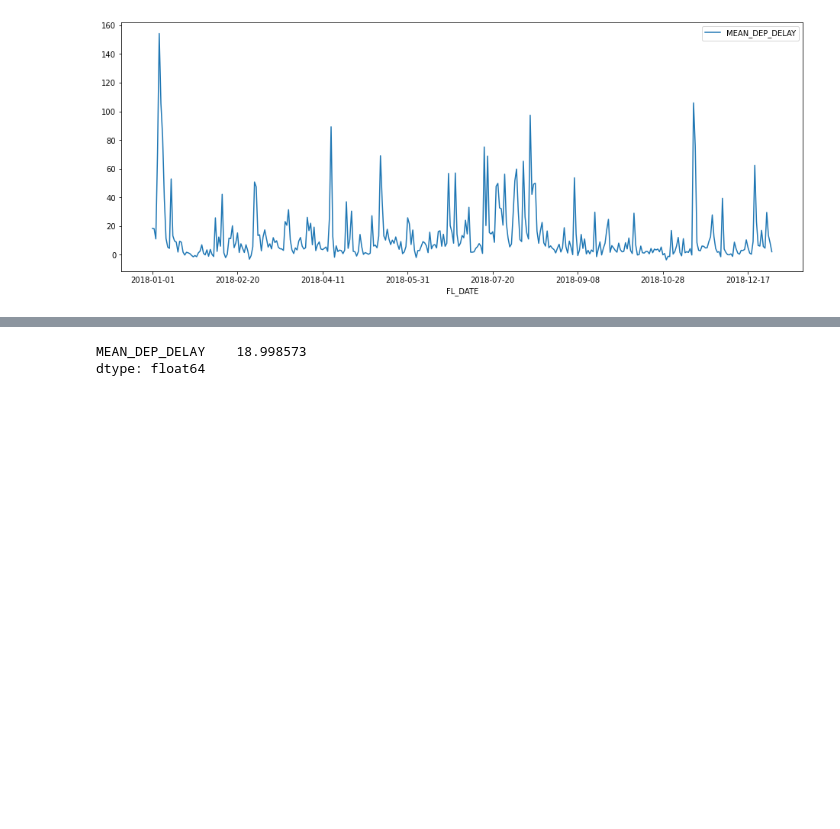
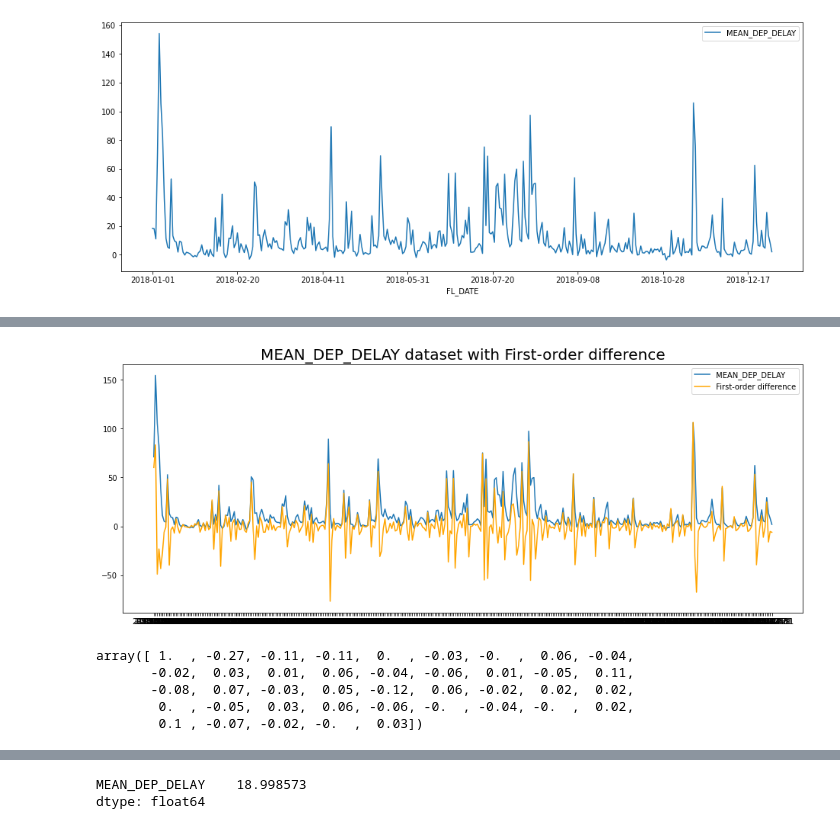
Before and after one commit to jdanussi/airflow-ml, a Jupyter notebook: notebooks/ML_EstadisticaDescriptiva.ipynb, the cells around one changed output, grey strips where cells are left out. Drawn from its saved outputs; the diff is of its cells as text; code cells hidden in the pictures; blank space fills up the shorter version.

```diff
--- a/notebooks/ML_EstadisticaDescriptiva.ipynb
+++ b/notebooks/ML_EstadisticaDescriptiva.ipynb
@@ -287,3 +176,9 @@ data.plot(x='FL_DATE', y='MEAN_DEP_DELAY')
 # %% [output]
 <AxesSubplot:xlabel='FL_DATE'>
 [figure]
+# %%
+data2 = data[data['ORIGIN']=='JFK']
+data2.drop(['ORIGIN'], axis=1, inplace=True)
+data2.set_index('FL_DATE', inplace=True)
+
+data2
@@ -289,0 +200,12 @@ data.plot(x='FL_DATE', y='MEAN_DEP_DELAY')
+# %%
+# First-order difference
+data2['MEAN_DEP_DELAY_Diff'] = data2['MEAN_DEP_DELAY'].diff(periods=1)
+data2 = data2.dropna()
+
+# Plot
+plt.title('MEAN_DEP_DELAY dataset with First-order difference', size=20)
+plt.plot(data2['MEAN_DEP_DELAY'], label='MEAN_DEP_DELAY')
+plt.plot(data2['MEAN_DEP_DELAY_Diff'], label='First-order difference', color='orange')
+plt.legend();
+# %% [output]
+[figure, added]
@@ -289,0 +217,8 @@ data.plot(x='FL_DATE', y='MEAN_DEP_DELAY')
+# %%
+np.round(acf_values, 2)
+# %% [output]
+array([ 1.  , -0.27, -0.11, -0.11,  0.  , -0.03, -0.  ,  0.06, -0.04,
+       -0.02,  0.03,  0.01,  0.06, -0.04, -0.06,  0.01, -0.05,  0.11,
+       -0.08,  0.07, -0.03,  0.05, -0.12,  0.06, -0.02,  0.02,  0.02,
+        0.  , -0.05,  0.03,  0.06, -0.06, -0.  , -0.04, -0.  ,  0.02,
+        0.1 , -0.07, -0.02, -0.  ,  0.03])
```
Also changed, not shown: parts of 25 cells of this notebook, 1 other file.
